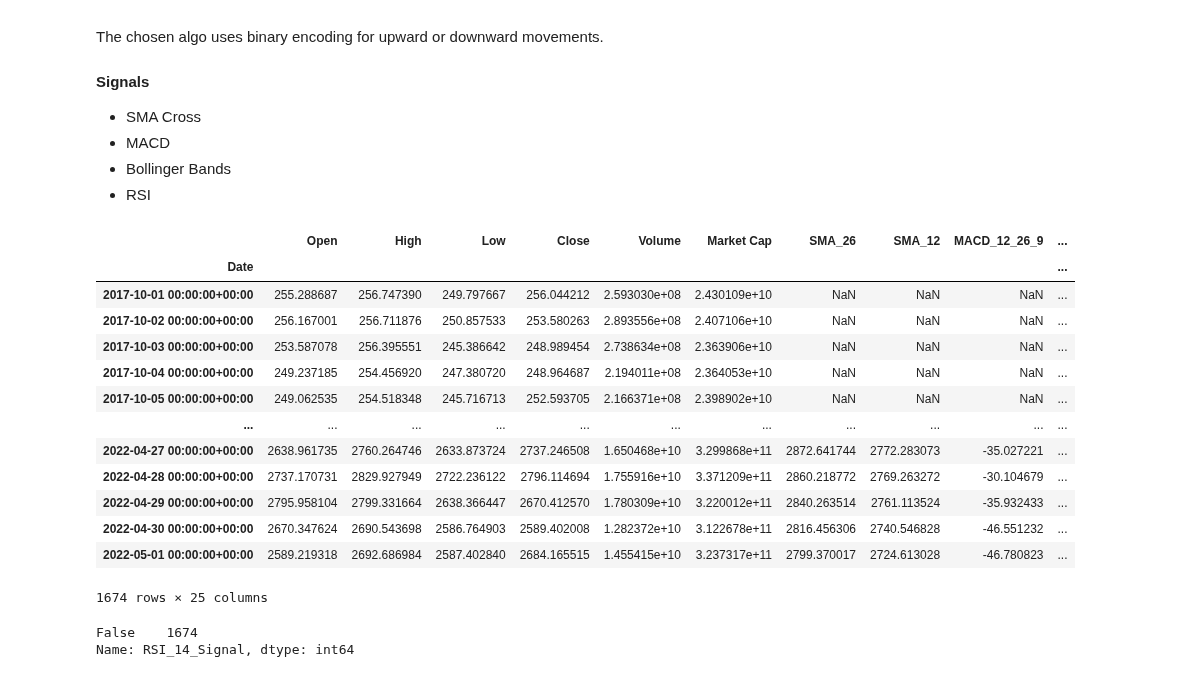
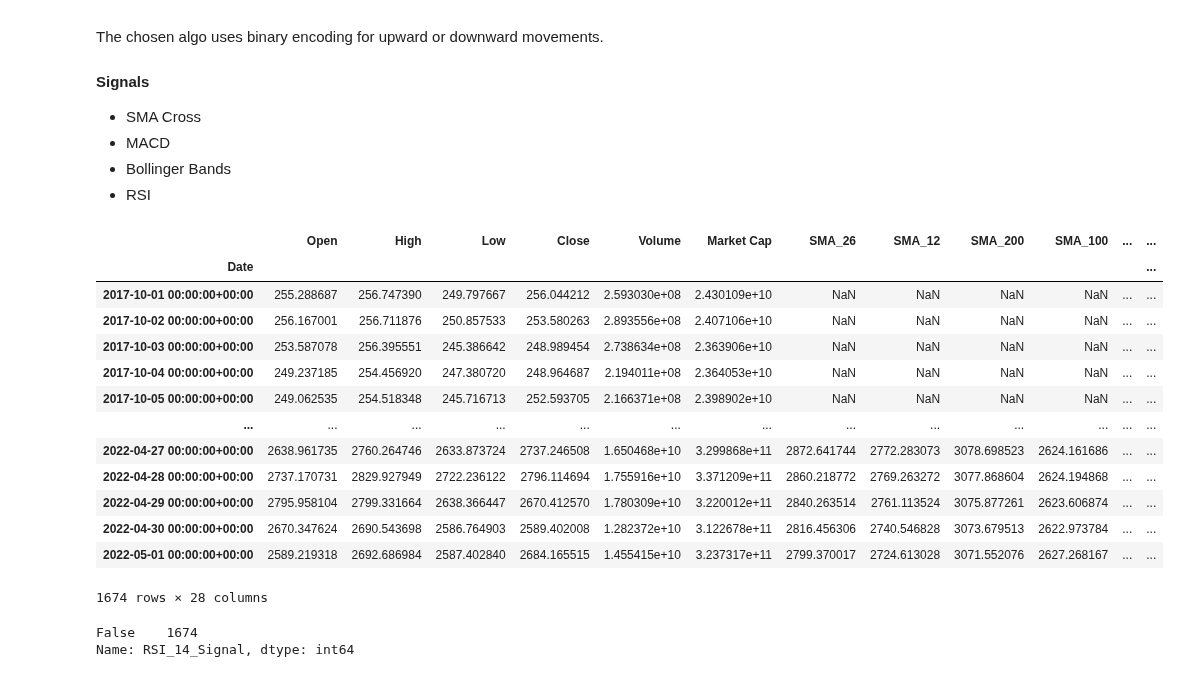
Before and after one commit to giocaizzi/surfingcrypto, a Jupyter notebook: notebooks/algotrading.ipynb, the cells around one changed output. Saved outputs shown, nothing was run; the diff lists cells and outputs as text; code cells hidden in the pictures.

```diff
--- a/notebooks/algotrading.ipynb
+++ b/notebooks/algotrading.ipynb
@@ -64,9 +61,9 @@ The chosen algo uses binary encoding for upward or downward movements.
 - Bollinger Bands
 - RSI
 # %%
-def sma_signal(serie: pd.Series):
-    if not pd.isna(serie["SMA_26"]) and not pd.isna(serie["SMA_12"]):
-        if serie["SMA_26"] < serie["SMA_12"]:
+def sma_signal(serie: pd.Series,colnames=["SMA_12","SMA_26"]):
+    if not pd.isna(serie[colnames[0]]) and not pd.isna(serie[colnames[1]]):
+        if serie[colnames[0]] < serie[colnames[1]]:
             return 0
         else:
             return 1
@@ -121,43 +118,44 @@ def rsi_signal(serie:pd.Series,lower=30,upper=70):
 # %%
 signals = ts.df
 
 #SMA
 signals["SMA_12_26_Signal"] = signals.apply(sma_signal, axis=1)
+signals["SMA_100_200_Signal"] = signals.apply(sma_signal,args=(["SMA_100","SMA_200"],), axis=1)
 
 #MACD
 signals["MACD_12_26_9_Signal"] = signals.apply(macd_signal, axis=1)
 
 ## BB
 signals["PREV_STOCK"] = signals["Close"].shift(1)
 signals["PREV_LOWERBB"] = signals["BBL_20_2.0"].shift(1)
 signals["PREV_UPPERBB"] = signals["BBU_20_2.0"].shift(1)
 signals["BBL_20_2_Signal"] = signals.apply(bb_signal, args=(0),axis=1)
 signals["BBL_20_2_Signal"]=signals["BBL_20_2_Signal"].fillna(method="bfill")
 signals["BBL_20_2_Signal"]=signals["BBL_20_2_Signal"].fillna(method="ffill")
 
 # RSI
 signals["PREV_RSI"] = signals["RSI_14"].shift(1)
 signals["RSI_14_Signal"]=signals.apply(rsi_signal,axis=1)
 signals["RSI_14_Signal"]=signals["RSI_14_Signal"].fillna(method="bfill")
 signals["RSI_14_Signal"]=signals["RSI_14_Signal"].fillna(method="ffill")
 
 
 signals
 # %% [output]
-|  | Open | High | Low | Close | Volume | Market Cap | SMA_26 | SMA_12 | MACD_12_26_9 | ... |
-| Date |  |  |  |  |  |  |  |  |  | ... |
-| 2017-10-01 00:00:00+00:00 | 255.288687 | 256.747390 | 249.797667 | 256.044212 | 2.593030e+08 | 2.430109e+10 | NaN | NaN | NaN | ... |
-| 2017-10-02 00:00:00+00:00 | 256.167001 | 256.711876 | 250.857533 | 253.580263 | 2.893556e+08 | 2.407106e+10 | NaN | NaN | NaN | ... |
-| 2017-10-03 00:00:00+00:00 | 253.587078 | 256.395551 | 245.386642 | 248.989454 | 2.738634e+08 | 2.363906e+10 | NaN | NaN | NaN | ... |
-| 2017-10-04 00:00:00+00:00 | 249.237185 | 254.456920 | 247.380720 | 248.964687 | 2.194011e+08 | 2.364053e+10 | NaN | NaN | NaN | ... |
-| 2017-10-05 00:00:00+00:00 | 249.062535 | 254.518348 | 245.716713 | 252.593705 | 2.166371e+08 | 2.398902e+10 | NaN | NaN | NaN | ... |
-| ... | ... | ... | ... | ... | ... | ... | ... | ... | ... | ... |
-| 2022-04-27 00:00:00+00:00 | 2638.961735 | 2760.264746 | 2633.873724 | 2737.246508 | 1.650468e+10 | 3.299868e+11 | 2872.641744 | 2772.283073 | -35.027221 | ... |
-| 2022-04-28 00:00:00+00:00 | 2737.170731 | 2829.927949 | 2722.236122 | 2796.114694 | 1.755916e+10 | 3.371209e+11 | 2860.218772 | 2769.263272 | -30.104679 | ... |
-| 2022-04-29 00:00:00+00:00 | 2795.958104 | 2799.331664 | 2638.366447 | 2670.412570 | 1.780309e+10 | 3.220012e+11 | 2840.263514 | 2761.113524 | -35.932433 | ... |
-| 2022-04-30 00:00:00+00:00 | 2670.347624 | 2690.543698 | 2586.764903 | 2589.402008 | 1.282372e+10 | 3.122678e+11 | 2816.456306 | 2740.546828 | -46.551232 | ... |
-| 2022-05-01 00:00:00+00:00 | 2589.219318 | 2692.686984 | 2587.402840 | 2684.165515 | 1.455415e+10 | 3.237317e+11 | 2799.370017 | 2724.613028 | -46.780823 | ... |
+|  | Open | High | Low | Close | Volume | Market Cap | SMA_26 | SMA_12 | SMA_200 | SMA_100 | ... | ... |
+| Date |  |  |  |  |  |  |  |  |  |  |  | ... |
+| 2017-10-01 00:00:00+00:00 | 255.288687 | 256.747390 | 249.797667 | 256.044212 | 2.593030e+08 | 2.430109e+10 | NaN | NaN | NaN | NaN | ... | ... |
+| 2017-10-02 00:00:00+00:00 | 256.167001 | 256.711876 | 250.857533 | 253.580263 | 2.893556e+08 | 2.407106e+10 | NaN | NaN | NaN | NaN | ... | ... |
+| 2017-10-03 00:00:00+00:00 | 253.587078 | 256.395551 | 245.386642 | 248.989454 | 2.738634e+08 | 2.363906e+10 | NaN | NaN | NaN | NaN | ... | ... |
+| 2017-10-04 00:00:00+00:00 | 249.237185 | 254.456920 | 247.380720 | 248.964687 | 2.194011e+08 | 2.364053e+10 | NaN | NaN | NaN | NaN | ... | ... |
+| 2017-10-05 00:00:00+00:00 | 249.062535 | 254.518348 | 245.716713 | 252.593705 | 2.166371e+08 | 2.398902e+10 | NaN | NaN | NaN | NaN | ... | ... |
+| ... | ... | ... | ... | ... | ... | ... | ... | ... | ... | ... | ... | ... |
+| 2022-04-27 00:00:00+00:00 | 2638.961735 | 2760.264746 | 2633.873724 | 2737.246508 | 1.650468e+10 | 3.299868e+11 | 2872.641744 | 2772.283073 | 3078.698523 | 2624.161686 | ... | ... |
+| 2022-04-28 00:00:00+00:00 | 2737.170731 | 2829.927949 | 2722.236122 | 2796.114694 | 1.755916e+10 | 3.371209e+11 | 2860.218772 | 2769.263272 | 3077.868604 | 2624.194868 | ... | ... |
+| 2022-04-29 00:00:00+00:00 | 2795.958104 | 2799.331664 | 2638.366447 | 2670.412570 | 1.780309e+10 | 3.220012e+11 | 2840.263514 | 2761.113524 | 3075.877261 | 2623.606874 | ... | ... |
+| 2022-04-30 00:00:00+00:00 | 2670.347624 | 2690.543698 | 2586.764903 | 2589.402008 | 1.282372e+10 | 3.122678e+11 | 2816.456306 | 2740.546828 | 3073.679513 | 2622.973784 | ... | ... |
+| 2022-05-01 00:00:00+00:00 | 2589.219318 | 2692.686984 | 2587.402840 | 2684.165515 | 1.455415e+10 | 3.237317e+11 | 2799.370017 | 2724.613028 | 3071.552076 | 2627.268167 | ... | ... |
-1674 rows × 25 columns
+1674 rows × 28 columns
 # %%
 signals["RSI_14_Signal"].isna().value_counts()
 # %% [output]
```
Also changed, not shown: parts of 17 cells of this notebook, 1 other file.
